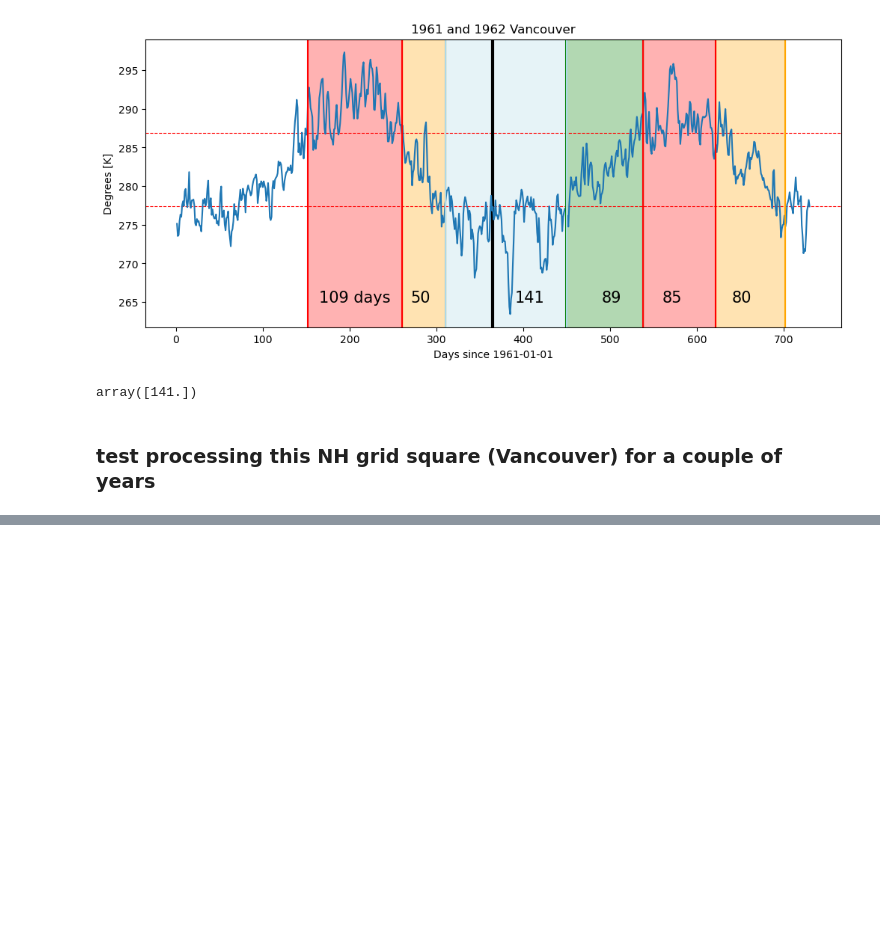
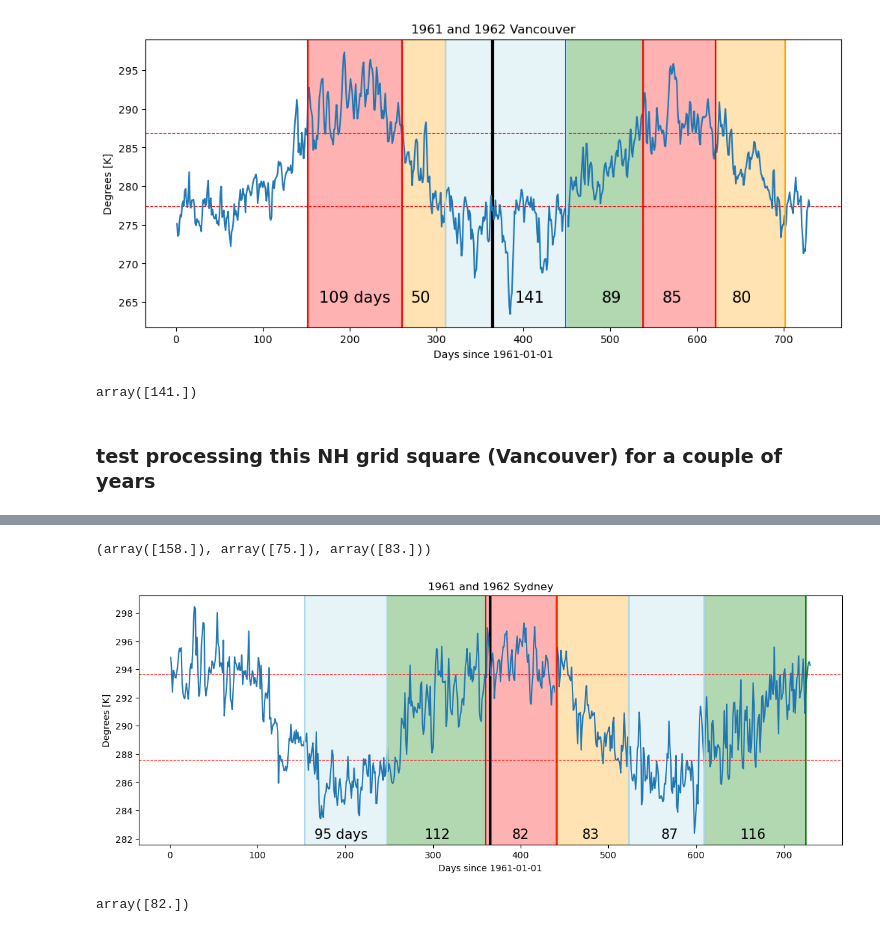
Before and after one commit to tedscott/HeatWaves, a Jupyter notebook: Winter/SpringAndAutumnStartEnd.ipynb, the cells around one changed output, grey strips where cells are left out. Drawn from its saved outputs; the diff is of its cells as text; code cells hidden in the pictures; blank space fills up the shorter version.

```diff
--- a/Winter/SpringAndAutumnStartEnd.ipynb
+++ b/Winter/SpringAndAutumnStartEnd.ipynb
@@ -334,0 +385,3 @@ ds_tmp['SpringStart'] = ds_tmp.
+# %%
+ds_tmp_syd = syd_sum.merge(syd_win)
+ds_tmp_syd
@@ -334,0 +428,77 @@ ds_tmp['SpringStart'] = ds_tmp.
+# %%
+ds_tmp_syd.sel(time='1962').WinterStart.values, ds_tmp_syd.sel(time='1961').SummerEnd.values-183, ds_tmp_syd.sel(time='1962').WinterStart.values - (ds_tmp_syd.sel(time='1961').SummerEnd.values-183)
+# %% [output]
+(array([158.]), array([75.]), array([83.]))
+# %%
+plt.figure(figsize=(14,5))
+
+plt.axhline(c_25_tmp.values, color="red", linewidth=0.8, linestyle="dashed")
+plt.axhline(c_75_tmp.values, color="red", linewidth=0.8, linestyle="dashed")
+plt.axvline(365, color="black", linewidth=3)
+plt.plot(ds_two_syd.DaysSince1961_01_01, ds_two_syd.values)
+#plt.plot(ds_two.time, ds_two.values)
+
+# put in the start end days that I calculated above for springs and autumns
+# 1961 Spring
+plt.axvline(ds_tmp_syd.sel(time='1961').WinterEnd.values, color="green")
+plt.axvline(ds_tmp_syd.sel(time='1961').SummerStart.values + 183, color="green")
+plt.axvspan(ds_tmp_syd.sel(time='1961').WinterEnd.values[0],
+            (ds_tmp_syd.sel(time='1961').SummerStart.values + 183)[0], color='green', alpha=0.3)
+
+# 1962 spring
+plt.axvline(ds_tmp_syd.sel(time='1962').WinterEnd.values + 365, color="green")
+plt.axvline((ds_tmp_syd.sel(time='1962').SummerStart.values + 183)+365, color="green")
+plt.axvspan((ds_tmp_syd.sel(time='1962').WinterEnd.values[0]+365),
+            (ds_tmp_syd.sel(time='1962').SummerStart.values[0]+ 183 + 365), color='green', alpha=0.3)
+
+# 1962 autumn following logic above
+plt.axvline((ds_tmp_syd.sel(time='1961').SummerEnd.values-183) + 365, color="orange")
+plt.axvline(ds_tmp_syd.sel(time='1962').WinterStart.values + 365, color="orange")
+plt.axvspan((ds_tmp_syd.sel(time='1961').SummerEnd.values[0]-183) + 365,
+            (ds_tmp_syd.sel(time='1962').WinterStart.values)[0] + 365, color='orange', alpha=0.3)
+
+# 1961 winter is all in 1961
+plt.axvline(ds_tmp_syd.sel(time='1961').WinterStart.values, color="lightblue")
+plt.axvline(ds_tmp_syd.sel(time='1961').WinterEnd.values, color="lightblue")
+plt.axvspan(ds_tmp_syd.sel(time='1961').WinterStart.values[0],
+            ds_tmp_syd.sel(time='1961').WinterEnd.values[0], color='lightblue', alpha=0.3)
+
+# 1962 winter is all in 1962
+plt.axvline(ds_tmp_syd.sel(time='1962').WinterStart.values + 365, color="lightblue")
+plt.axvline(ds_tmp_syd.sel(time='1962').WinterEnd.values + 365, color="lightblue")
+plt.axvspan(ds_tmp_syd.sel(time='1962').WinterStart.values[0] + 365,
+            ds_tmp_syd.sel(time='1962').WinterEnd.values[0] + 365, color='lightblue', alpha=0.3)
+
+# 1961 summer spans two calendar years
+plt.axvline(ds_tmp_syd.sel(time='1961').SummerStart.values + 183, color="red")
+plt.axvline(ds_tmp_syd.sel(time='1961').SummerEnd.values + 183, color="red")
+plt.axvspan((ds_tmp_syd.sel(time='1961').SummerStart.values + 183)[0],
+            (ds_tmp_syd.sel(time='1961').SummerEnd.values + 183)[0], color='red', alpha=0.3)
+
+
+# annotations
+# summers and winter are easy
+plt.annotate(str(int(ds_tmp_syd.sel(time='1961').WinterLength.values[0]))+' days', xy=(165, 282), rotation=0, fontsize=15)
+plt.annotate(int(ds_tmp_syd.sel(time='1962').WinterLength.values[0]), xy=(560, 282), rotation=0, fontsize=15)
+plt.annotate(int(ds_tmp_syd.sel(time='1961').SummerLength.values[0]), xy=(390, 282), rotation=0, fontsize=15)
+
+# spring 1961
+plt.annotate(int( (ds_tmp_syd.sel(time='1961').SummerStart.values + 183)[0] - (ds_tmp_syd.sel(time='1961').WinterEnd.values[0])), xy=(290, 282), rotation=0, fontsize=15)
+
+# spring 1962
+plt.annotate(int( (ds_tmp_syd.sel(time='1962').SummerStart.values + 183)[0] - (ds_tmp_syd.sel(time='1962').WinterEnd.values[0])), xy=(650, 282), rotation=0, fontsize=15)
+
+# autumn 1962
+plt.annotate(int((ds_tmp_syd.sel(time='1962').WinterStart.values)[0] - (ds_tmp_syd.sel(time='1961').SummerEnd.values[0]-183)), xy=(470,282), rotation=0, fontsize=15)
+
+#plt.grid()
+plt.title("1961 and 1962 Sydney")
+plt.xlabel("Days since 1961-01-01")
+plt.ylabel("Degrees [K]")
+plt.show()
+# %% [output]
+[figure, added]
+# %%
+ds_tmp_syd.sel(time='1961').SummerLength.values
+# %% [output]
+array([82.])
```
Also changed, not shown: parts of 13 cells of this notebook.
